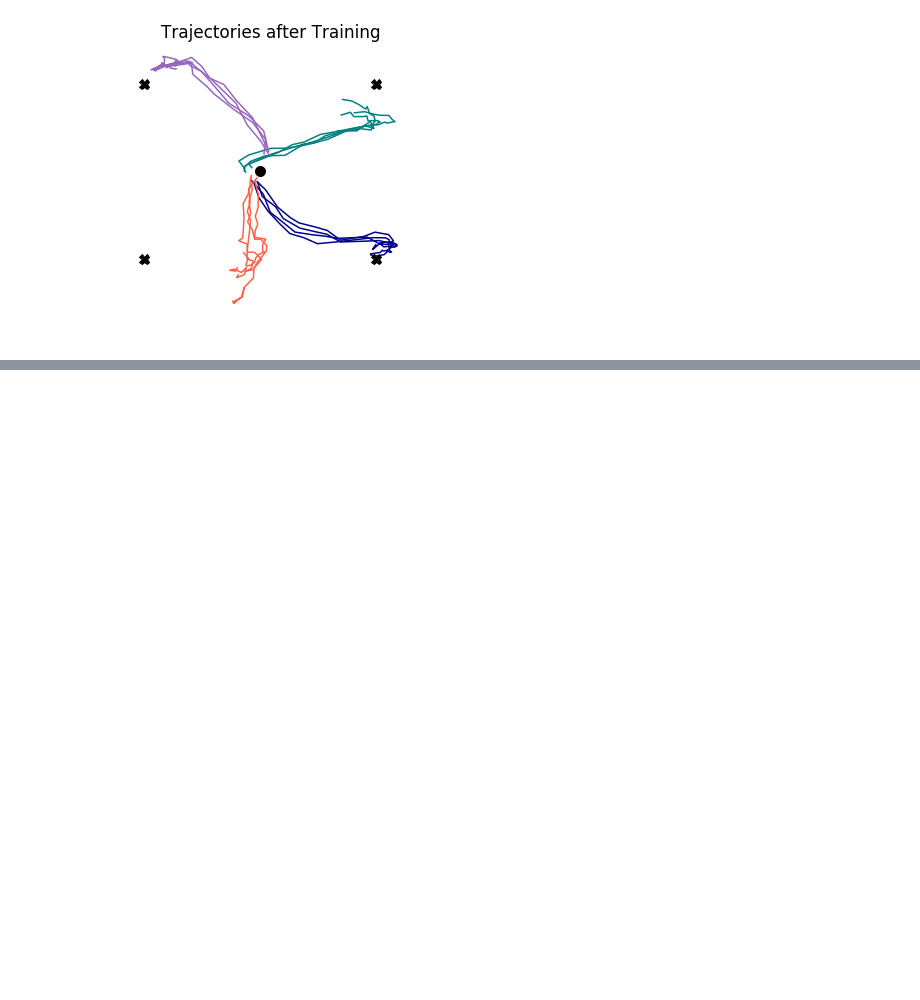
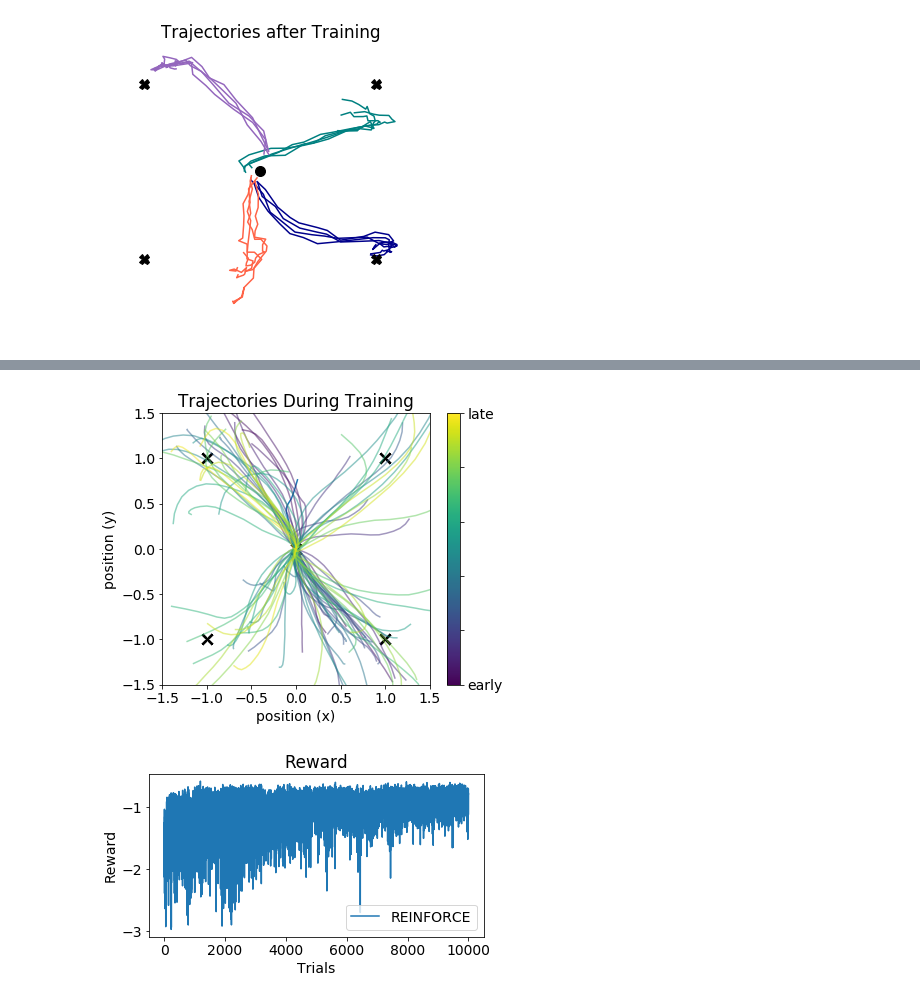
Before and after one commit to jacobfulano/rnn-learning, a Jupyter notebook: examples/Example5-REINFORCE.ipynb, the cells around one changed output, grey strips where cells are left out. Saved outputs shown, nothing was run; the diff lists cells and outputs as text; code cells hidden in the pictures; blank space fills up the shorter version.

```diff
--- a/examples/Example5-REINFORCE.ipynb
+++ b/examples/Example5-REINFORCE.ipynb
@@ -178,0 +216,30 @@ fig = plot_trained_trajectories(sim=sim, tasks=[task1,task2,task3,task4])
+# %%
+# Set RNN Parameters
+params = RNNparams(n_in=4,n_rec=50,n_out=2,tau_rec=5,
+               eta_in=0.1,eta_rec=0.1,eta_out=0.1,
+               sig_in=0.01,sig_rec=0.5,sig_out=0.01,
+               velocity_transform=True, tau_vel = 2, dt_vel = 0.1,
+               rng=np.random.RandomState(0))
+
+# Initialize RNN
+net = RNN(params)
+
+
+# initialize simulation
+sim = Simulation(net)
+
+# instantiate learning algorithm
+# Specify particular matrix/unit to apply algorithm
+reinforce = REINFORCE(net,apply_to=['w_rec'],online=False,tau_reward=5)
+#rflo = RFLO(net,apply_to=['w_out'],online=True)
+
+#sim.run_session(n_trials=50, tasks=[task1,task2], learn_alg=[rflo], probe_types=['pos','loss'], plot=True, plot_freq=1)
+
+#sim.run_session(n_trials=2000, tasks=[task1], learn_alg=[reinforce], probe_types=['pos','reward'], plot=True, plot_freq=100)
+#sim.run_session(n_trials=4000, tasks=[task1,task2], learn_alg=[reinforce], probe_types=['pos','reward'], plot=True, plot_freq=100)
+#sim.run_session(n_trials=8000, tasks=[task1,task2,task3], learn_alg=[reinforce], probe_types=['pos','reward'], plot=True, plot_freq=100)
+#sim.run_session(n_trials=2000, tasks=[task4], learn_alg=[reinforce], probe_types=['pos','reward'], plot=True, plot_freq=100)
+sim.run_session(n_trials=10000, tasks=[task1,task2,task3,task4], learn_alg=[reinforce], probe_types=['pos','reward'], plot=True, plot_freq=100)
+# %% [output]
+[figure, added]
+[figure, added]
```
Also changed, not shown: parts of 7 cells of this notebook, 1 other file.
